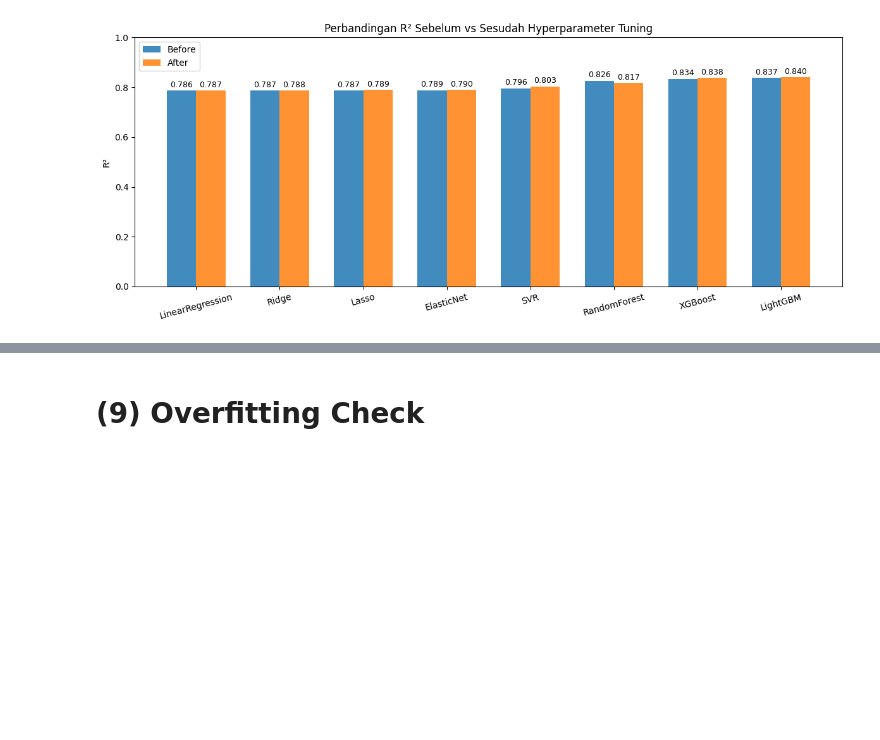
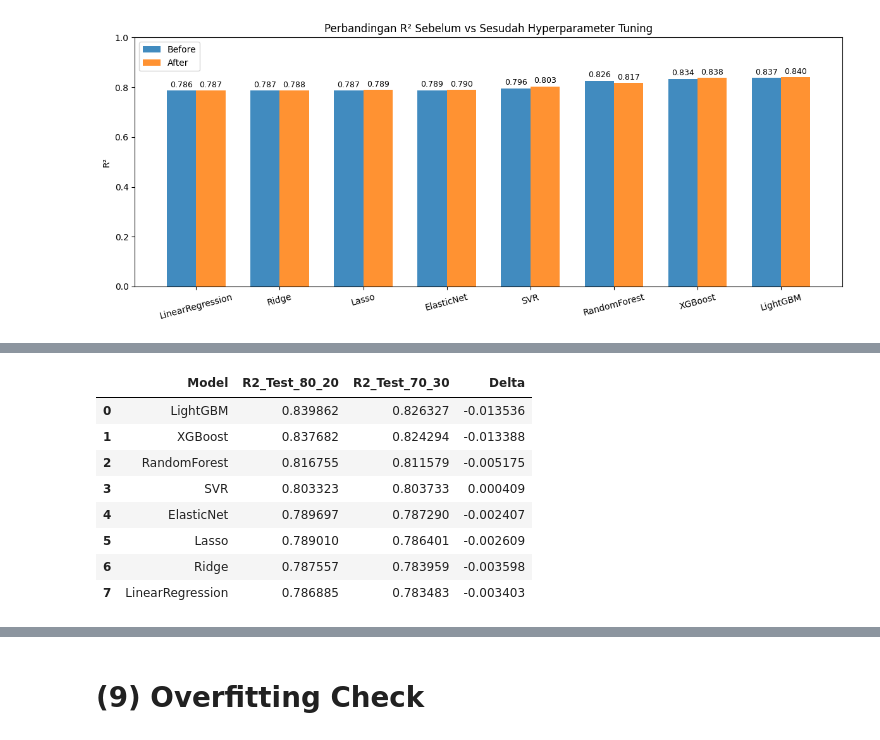
Before and after one commit to marvrch/Smartphone-Price-Prediction, a Jupyter notebook: FinalProject.ipynb, the cells around one changed output, grey strips where cells are left out. Cells and saved outputs as stored; diff of their text form; code cells hidden in the pictures; blank space fills up the shorter version.

```diff
--- a/FinalProject.ipynb
+++ b/FinalProject.ipynb
@@ -1891,0 +1966,16 @@ plt.tight_layout(); plt.show()
+# %%
+compare = (df_8020[['Model','R2_Test']].rename(columns={'R2_Test':'R2_Test_80_20'})
+           .merge(df_7030[['Model','R2_Test']], on='Model', how='inner')
+           .rename(columns={'R2_Test':'R2_Test_70_30'}))
+compare['Delta'] = compare['R2_Test_70_30'] - compare['R2_Test_80_20']
+compare.sort_values('R2_Test_70_30', ascending=False)
+# %% [output]
+|  | Model | R2_Test_80_20 | R2_Test_70_30 | Delta |
+| 0 | LightGBM | 0.839862 | 0.826327 | -0.013536 |
+| 1 | XGBoost | 0.837682 | 0.824294 | -0.013388 |
+| 2 | RandomForest | 0.816755 | 0.811579 | -0.005175 |
+| 3 | SVR | 0.803323 | 0.803733 | 0.000409 |
+| 4 | ElasticNet | 0.789697 | 0.787290 | -0.002407 |
+| 5 | Lasso | 0.789010 | 0.786401 | -0.002609 |
+| 6 | Ridge | 0.787557 | 0.783959 | -0.003598 |
+| 7 | LinearRegression | 0.786885 | 0.783483 | -0.003403 |
```
Also changed, not shown: parts of 6 cells of this notebook.
